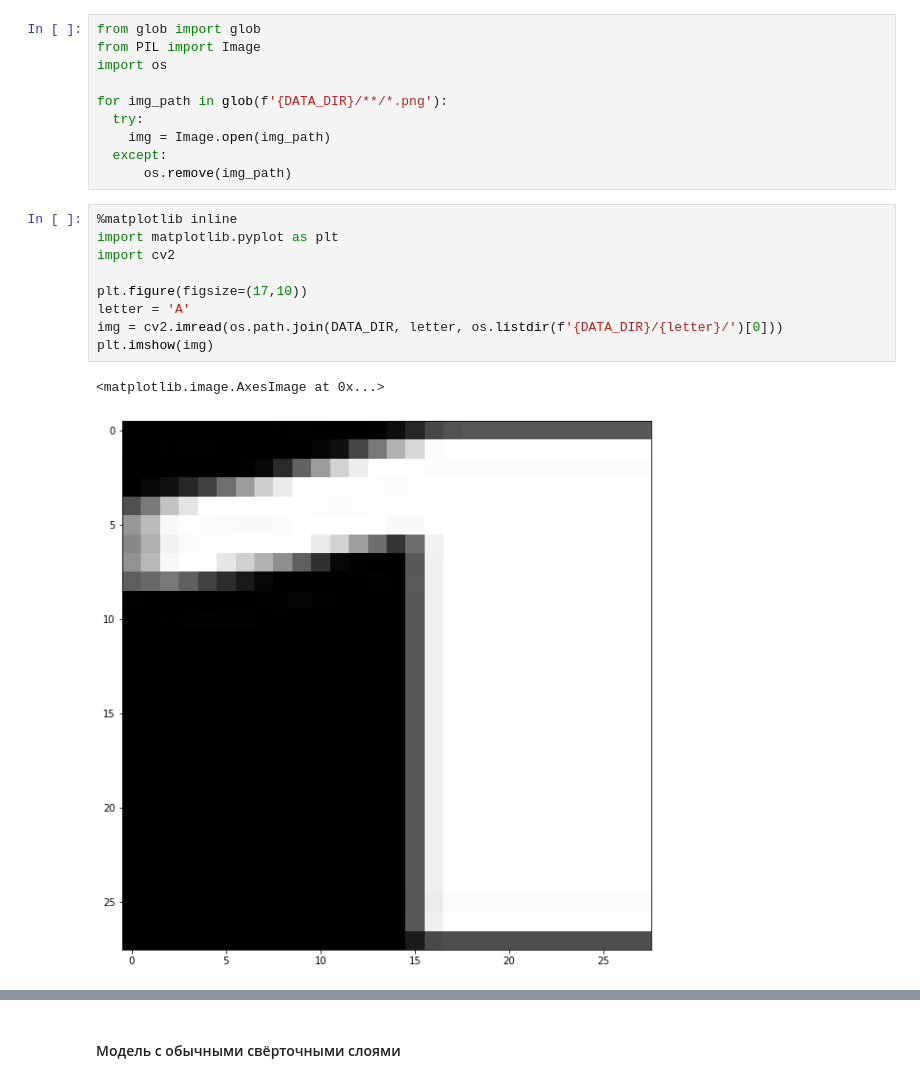
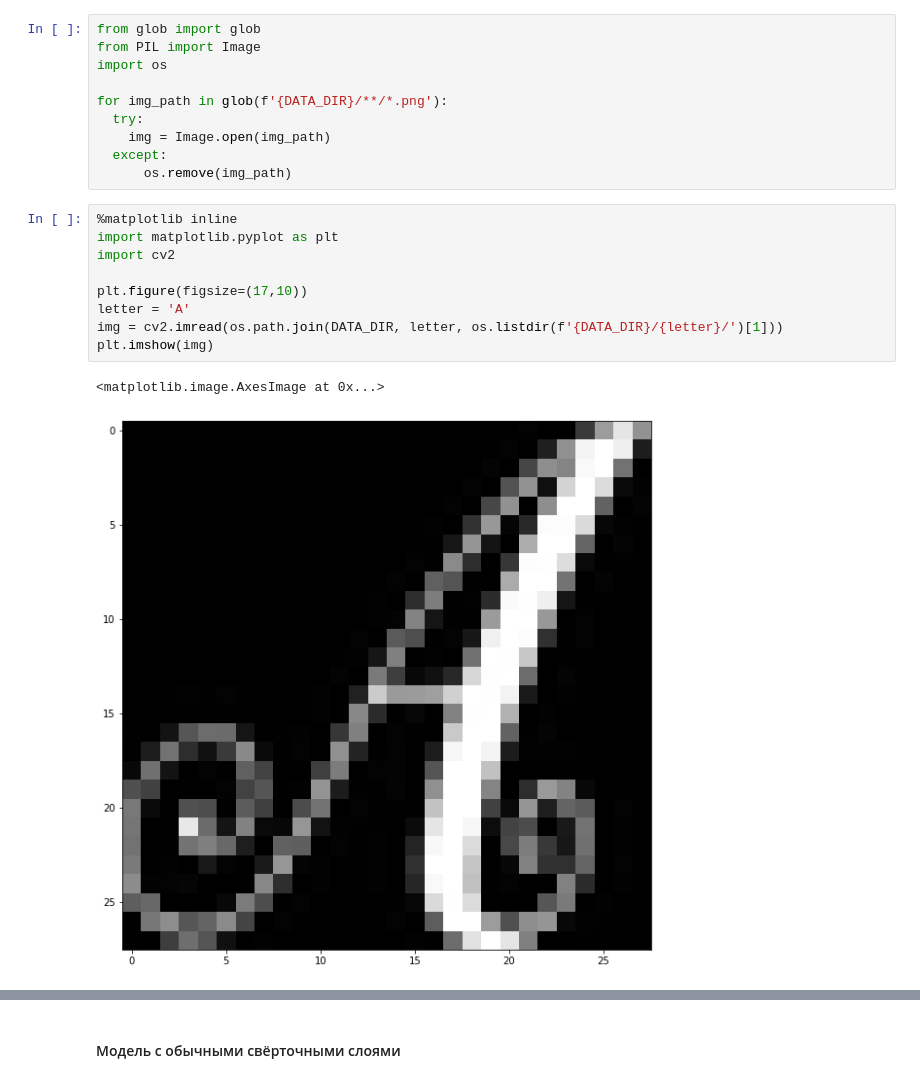
Before and after one commit to WhiteTeaDragon/SingularValues, a Jupyter notebook: SimpleConvTT.ipynb, the cells around one changed output, grey strips where cells are left out. Cells and saved outputs as stored; diff of their text form.

```diff
--- a/SimpleConvTT.ipynb
+++ b/SimpleConvTT.ipynb
@@ -256,15 +284,15 @@ for img_path in glob(f'{DATA_DIR}/**/*.png'):
 # %%
 %matplotlib inline
 import matplotlib.pyplot as plt
 import cv2
 
 plt.figure(figsize=(17,10))
 letter = 'A'
-img = cv2.imread(os.path.join(DATA_DIR, letter, os.listdir(f'{DATA_DIR}/{letter}/')[0]))
+img = cv2.imread(os.path.join(DATA_DIR, letter, os.listdir(f'{DATA_DIR}/{letter}/')[1]))
 plt.imshow(img)
 # %% [output]
 <matplotlib.image.AxesImage at 0x...>
-[figure, old version]
+[figure, new version]
 # %%
 import os
 import keras
```
Also changed, not shown: parts of 19 cells of this notebook.
